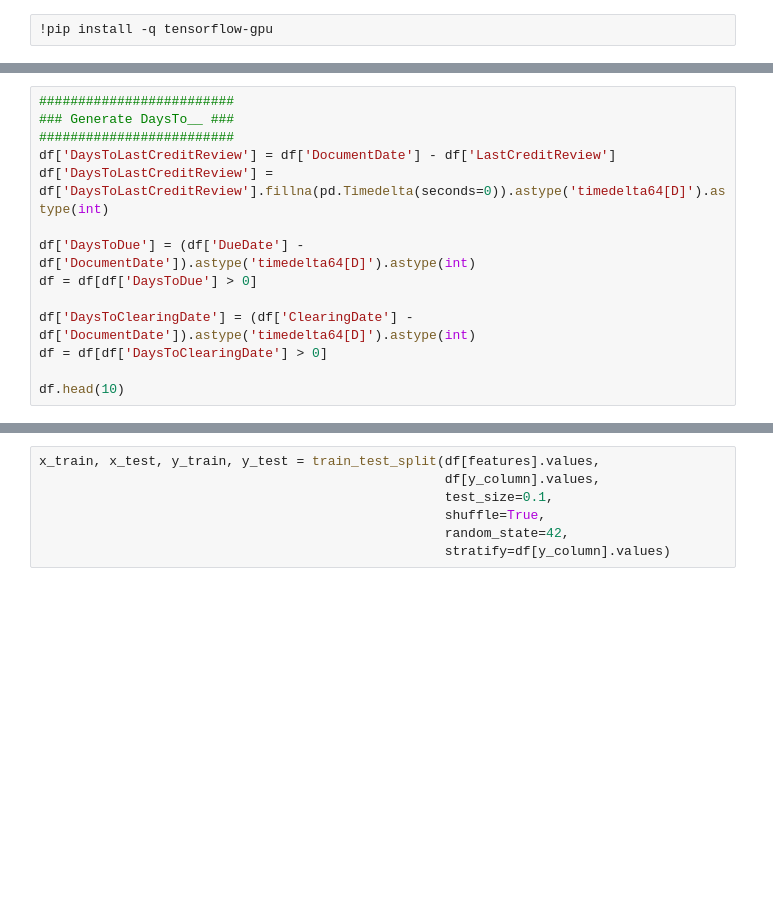
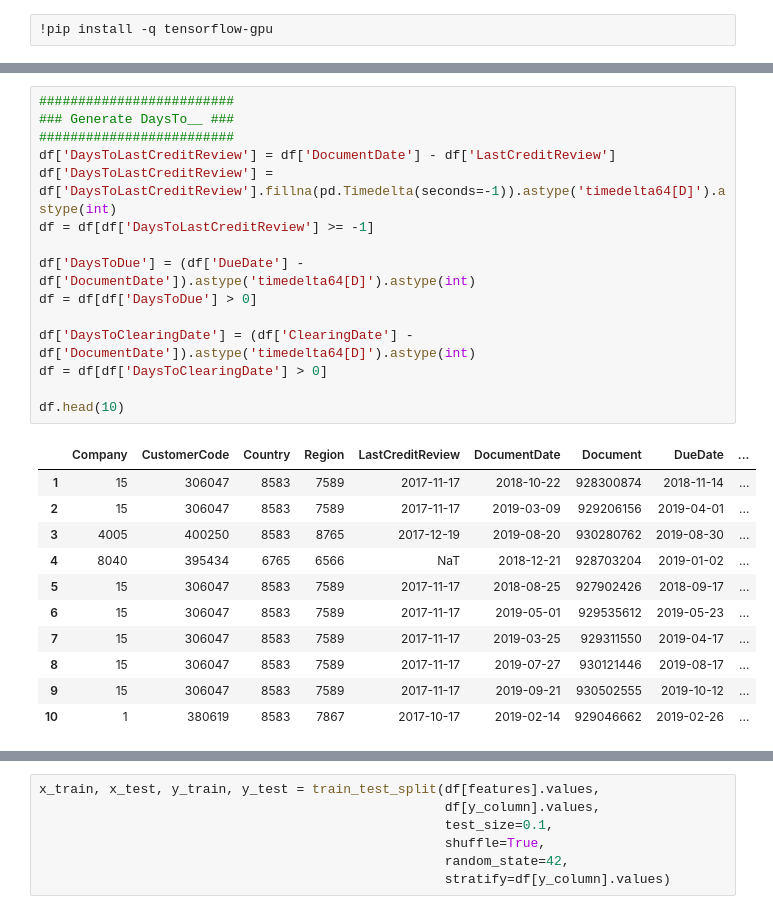
Before and after one commit to arthurflor23/invoice-payment-prediction, a Jupyter notebook: predict-payments.ipynb, the cells around one changed output, grey strips where cells are left out. Drawn from its saved outputs; the diff is of its cells as text; blank space fills up the shorter version.

```diff
--- a/predict-payments.ipynb
+++ b/predict-payments.ipynb
@@ -61,17 +123,30 @@ df.head(100)
 # %%
 #########################
 ### Generate DaysTo__ ###
 #########################
 df['DaysToLastCreditReview'] = df['DocumentDate'] - df['LastCreditReview']
-df['DaysToLastCreditReview'] = df['DaysToLastCreditReview'].fillna(pd.Timedelta(seconds=0)).astype('timedelta64[D]').astype(int)
+df['DaysToLastCreditReview'] = df['DaysToLastCreditReview'].fillna(pd.Timedelta(seconds=-1)).astype('timedelta64[D]').astype(int)
+df = df[df['DaysToLastCreditReview'] >= -1]
 
 df['DaysToDue'] = (df['DueDate'] - df['DocumentDate']).astype('timedelta64[D]').astype(int)
 df = df[df['DaysToDue'] > 0]
 
 df['DaysToClearingDate'] = (df['ClearingDate'] - df['DocumentDate']).astype('timedelta64[D]').astype(int)
 df = df[df['DaysToClearingDate'] > 0]
 
 df.head(10)
+# %% [output]
+|  | Company | CustomerCode | Country | Region | LastCreditReview | DocumentDate | Document | DueDate | ... |
+| 1 | 15 | 306047 | 8583 | 7589 | 2017-11-17 | 2018-10-22 | 928300874 | 2018-11-14 | ... |
+| 2 | 15 | 306047 | 8583 | 7589 | 2017-11-17 | 2019-03-09 | 929206156 | 2019-04-01 | ... |
+| 3 | 4005 | 400250 | 8583 | 8765 | 2017-12-19 | 2019-08-20 | 930280762 | 2019-08-30 | ... |
+| 4 | 8040 | 395434 | 6765 | 6566 | NaT | 2018-12-21 | 928703204 | 2019-01-02 | ... |
+| 5 | 15 | 306047 | 8583 | 7589 | 2017-11-17 | 2018-08-25 | 927902426 | 2018-09-17 | ... |
+| 6 | 15 | 306047 | 8583 | 7589 | 2017-11-17 | 2019-05-01 | 929535612 | 2019-05-23 | ... |
+| 7 | 15 | 306047 | 8583 | 7589 | 2017-11-17 | 2019-03-25 | 929311550 | 2019-04-17 | ... |
+| 8 | 15 | 306047 | 8583 | 7589 | 2017-11-17 | 2019-07-27 | 930121446 | 2019-08-17 | ... |
+| 9 | 15 | 306047 | 8583 | 7589 | 2017-11-17 | 2019-09-21 | 930502555 | 2019-10-12 | ... |
+| 10 | 1 | 380619 | 8583 | 7867 | 2017-10-17 | 2019-02-14 | 929046662 | 2019-02-26 | ... |
 # %%
 #####################
 ### Define IsLate ###
```
Also changed, not shown: parts of 20 cells of this notebook.
